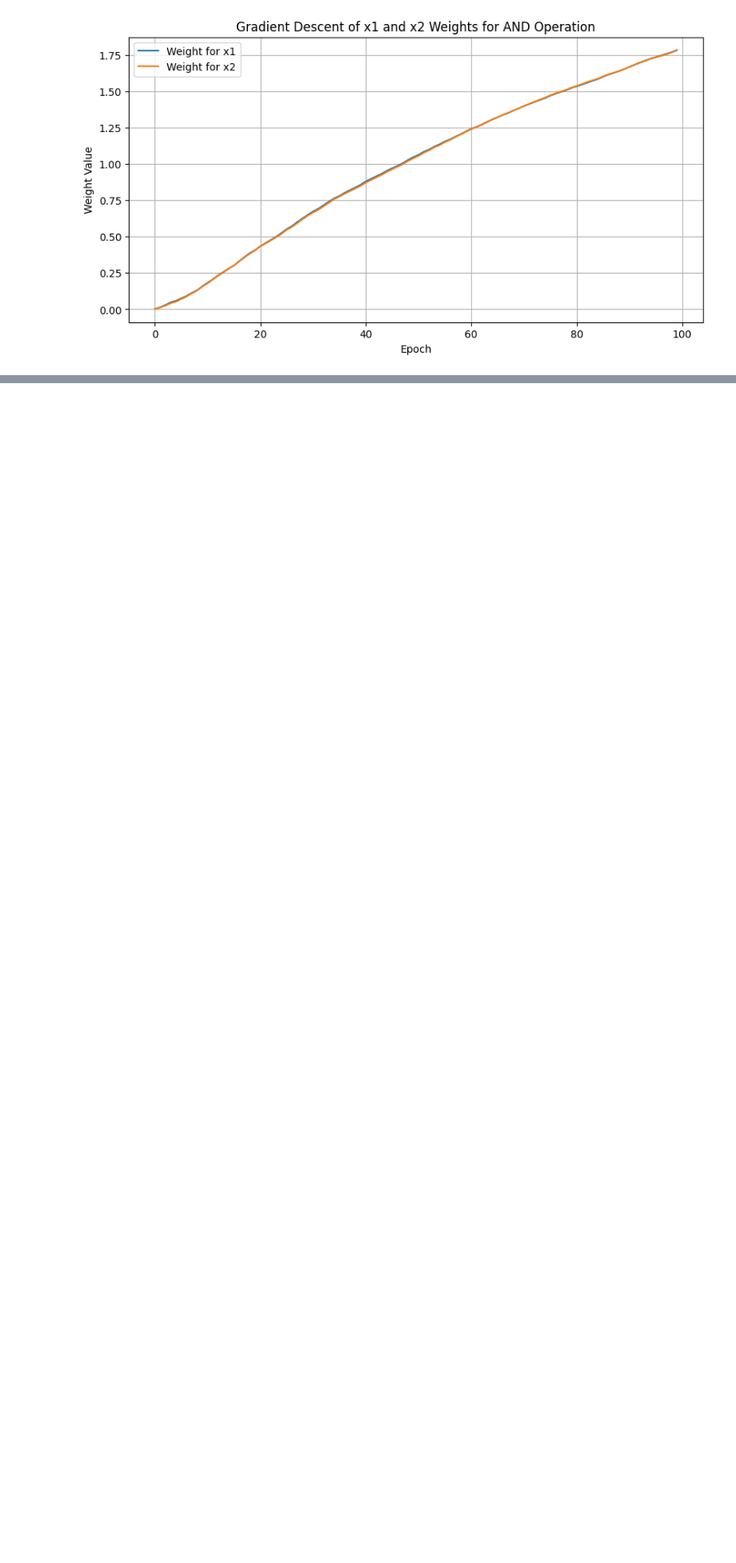
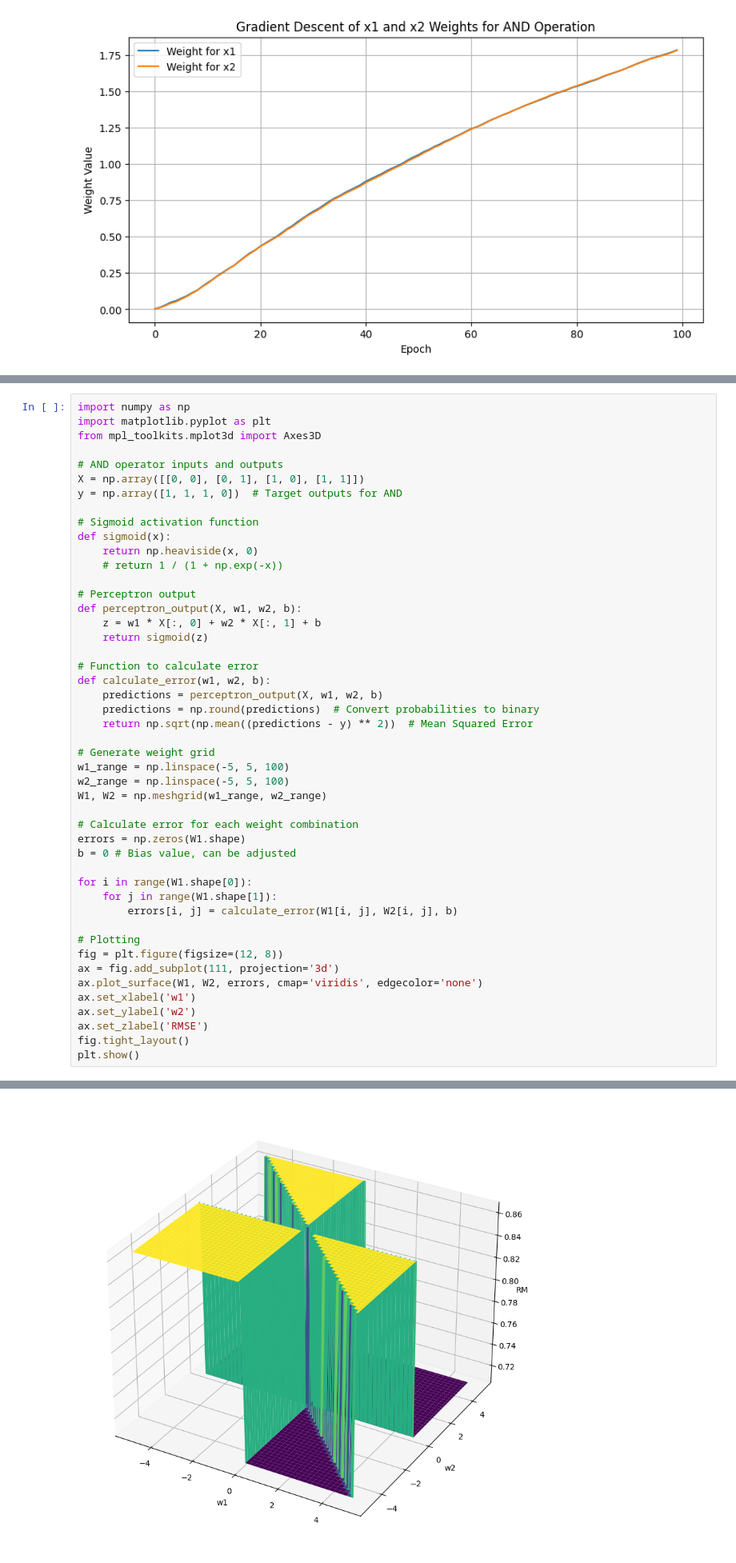
Before and after one commit to w4bo/AA2425-unibo-mldm, a Jupyter notebook: slides/lab-05-neuralnetworks.ipynb, the cells around one changed output, grey strips where cells are left out. Shown at 80% size. Saved outputs shown, nothing was run; the diff lists cells and outputs as text; blank space fills up the shorter version.

```diff
--- a/slides/lab-05-neuralnetworks.ipynb
+++ b/slides/lab-05-neuralnetworks.ipynb
@@ -37,0 +102,48 @@ plt.show()
+# %%
+import numpy as np
+import matplotlib.pyplot as plt
+from mpl_toolkits.mplot3d import Axes3D
+
+# AND operator inputs and outputs
+X = np.array([[0, 0], [0, 1], [1, 0], [1, 1]])
+y = np.array([1, 1, 1, 0])  # Target outputs for AND
+
+# Sigmoid activation function
+def sigmoid(x):
+    return np.heaviside(x, 0)
+    # return 1 / (1 + np.exp(-x))
+
+# Perceptron output
+def perceptron_output(X, w1, w2, b):
+    z = w1 * X[:, 0] + w2 * X[:, 1] + b
+    return sigmoid(z)
+
+# Function to calculate error
+def calculate_error(w1, w2, b):
+    predictions = perceptron_output(X, w1, w2, b)
+    predictions = np.round(predictions)  # Convert probabilities to binary
+    return np.sqrt(np.mean((predictions - y) ** 2))  # Mean Squared Error
+
+# Generate weight grid
+w1_range = np.linspace(-5, 5, 100)
+w2_range = np.linspace(-5, 5, 100)
+W1, W2 = np.meshgrid(w1_range, w2_range)
+
+# Calculate error for each weight combination
+errors = np.zeros(W1.shape)
+b = 0 # Bias value, can be adjusted
+
+for i in range(W1.shape[0]):
+    for j in range(W1.shape[1]):
+        errors[i, j] = calculate_error(W1[i, j], W2[i, j], b)
+
+# Plotting
+fig = plt.figure(figsize=(12, 8))
+ax = fig.add_subplot(111, projection='3d')
+ax.plot_surface(W1, W2, errors, cmap='viridis', edgecolor='none')
+ax.set_xlabel('w1')
+ax.set_ylabel('w2')
+ax.set_zlabel('RMSE')
+fig.tight_layout()
+plt.show()
+# %% [output]
@@ -37,0 +167 @@ plt.show()
+[figure, added]
```
Also changed, not shown: parts of 2 cells of this notebook, 53 other files.
